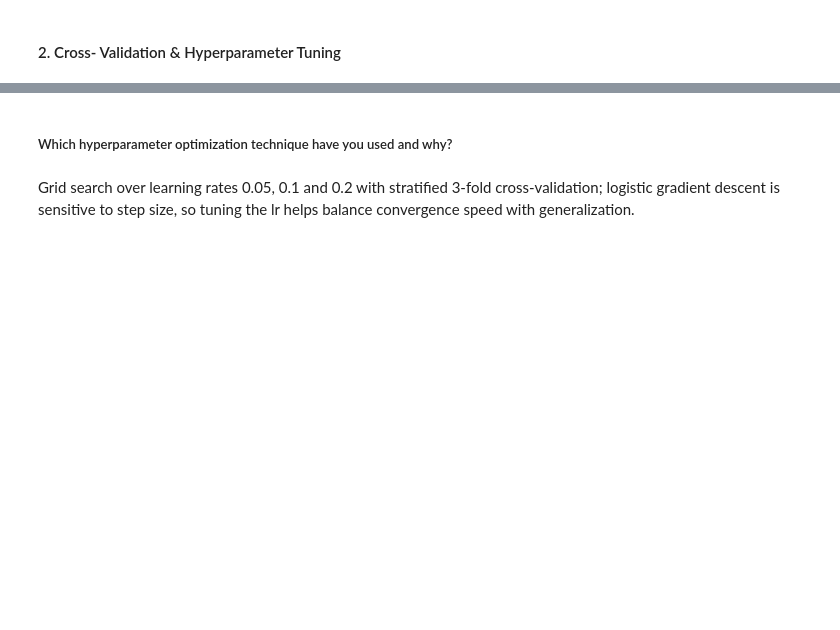
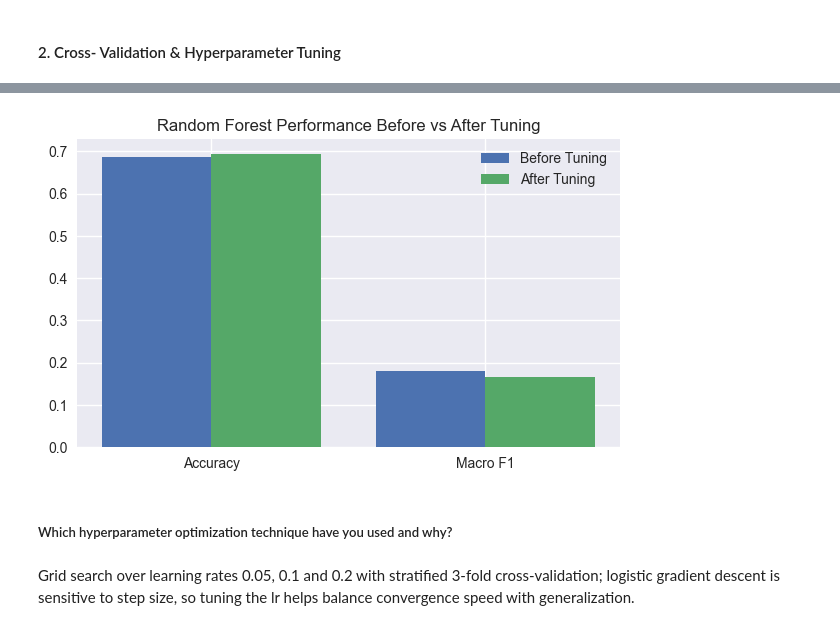
Before and after one commit to Pheonix1330/better-next-sitemap, a Jupyter notebook: Sample_ML_Submission_Template.ipynb, the cells around one changed output, grey strips where cells are left out. Saved outputs shown, nothing was run; the diff lists cells and outputs as text; code cells hidden in the pictures; blank space fills up the shorter version.

```diff
--- a/Sample_ML_Submission_Template.ipynb
+++ b/Sample_ML_Submission_Template.ipynb
@@ -1191,3 +1915,28 @@ plt.show()
+# %%
+# Updated Evaluation Chart
+
+metrics = ['Accuracy','Macro F1']
+
+before = [acc_rf, f1_rf]
+after = [acc_rf_tuned, f1_rf_tuned]
+
+import numpy as np
+
+x = np.arange(len(metrics))
+
+plt.figure(figsize=(7,4))
+
+plt.bar(x-0.2, before, 0.4, label="Before Tuning")
+plt.bar(x+0.2, after, 0.4, label="After Tuning")
+
+plt.xticks(x, metrics)
+
+plt.title("Random Forest Performance Before vs After Tuning")
+plt.legend()
+
+plt.show()
+# %% [output]
+[figure, added]
 # %% [markdown]
 ##### Which hyperparameter optimization technique have you used and why?
 # %% [markdown]
```
Also changed, not shown: parts of 106 cells of this notebook, 2 other files.
